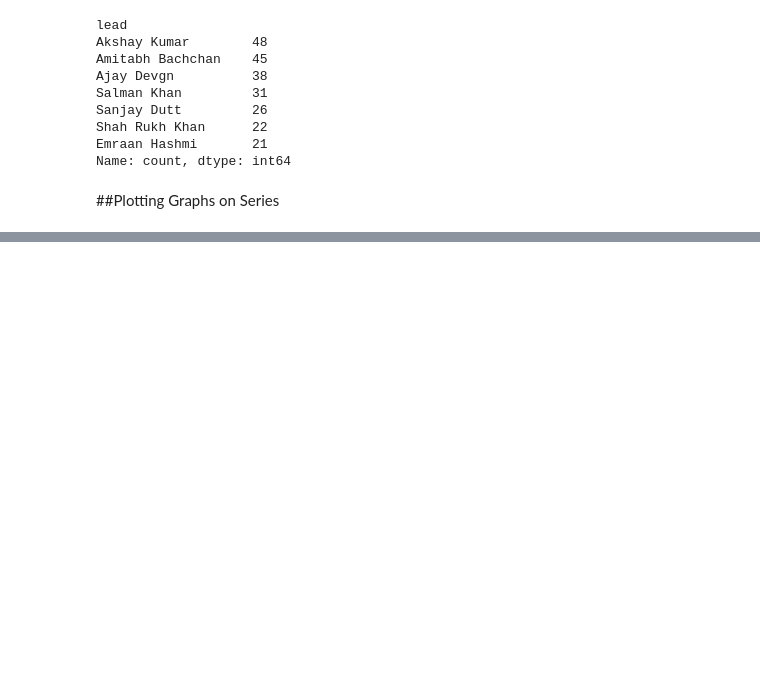
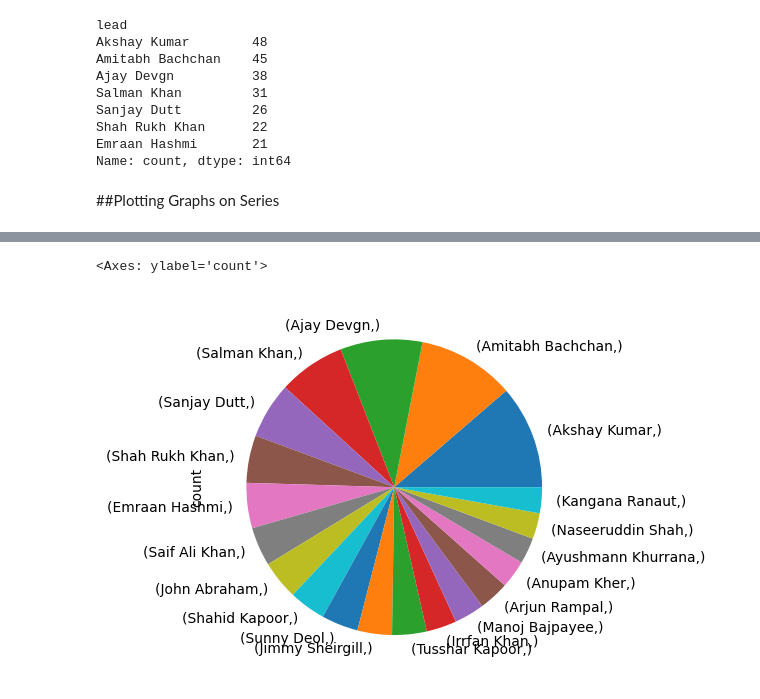
Before and after one commit to akmayank94/DA-Useful-Libraries, a Jupyter notebook: pandas files/pandas_foundations.ipynb, the cells around one changed output, grey strips where cells are left out. Saved outputs shown, nothing was run; the diff lists cells and outputs as text; code cells hidden in the pictures; blank space fills up the shorter version.

```diff
--- a/pandas files/pandas_foundations.ipynb
+++ b/pandas files/pandas_foundations.ipynb
@@ -658,0 +669,5 @@ Name: count, dtype: int64
+# %%
+movies.value_counts().head(20).plot(kind='pie')
+# %% [output]
+<Axes: ylabel='count'>
+[figure, added]
```
Also changed, not shown: parts of 2 cells of this notebook.
